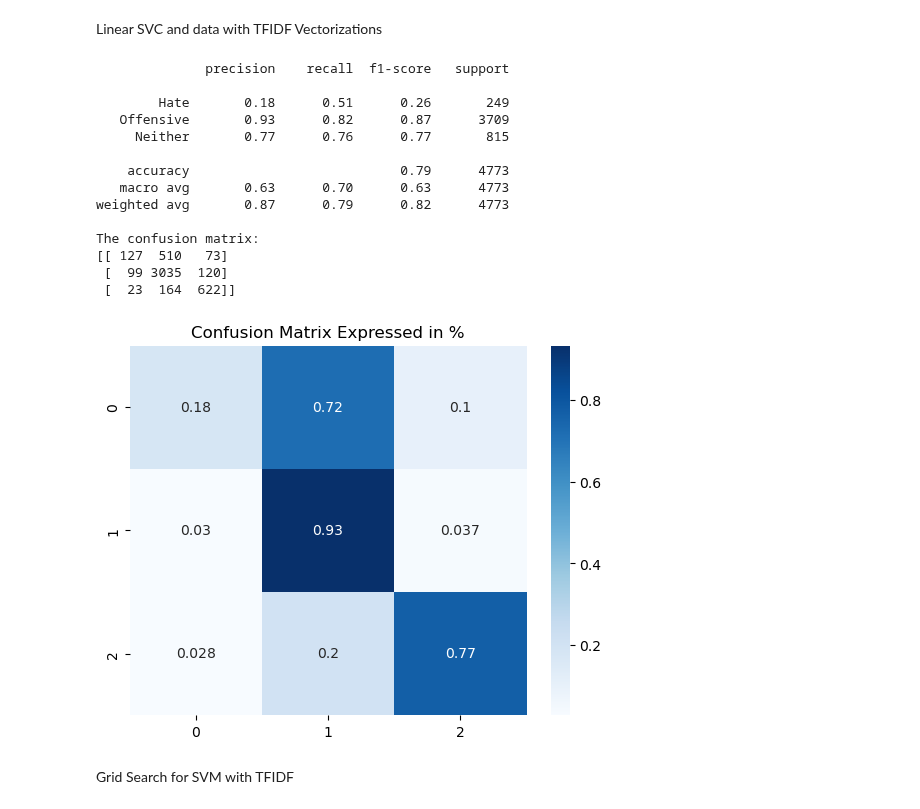
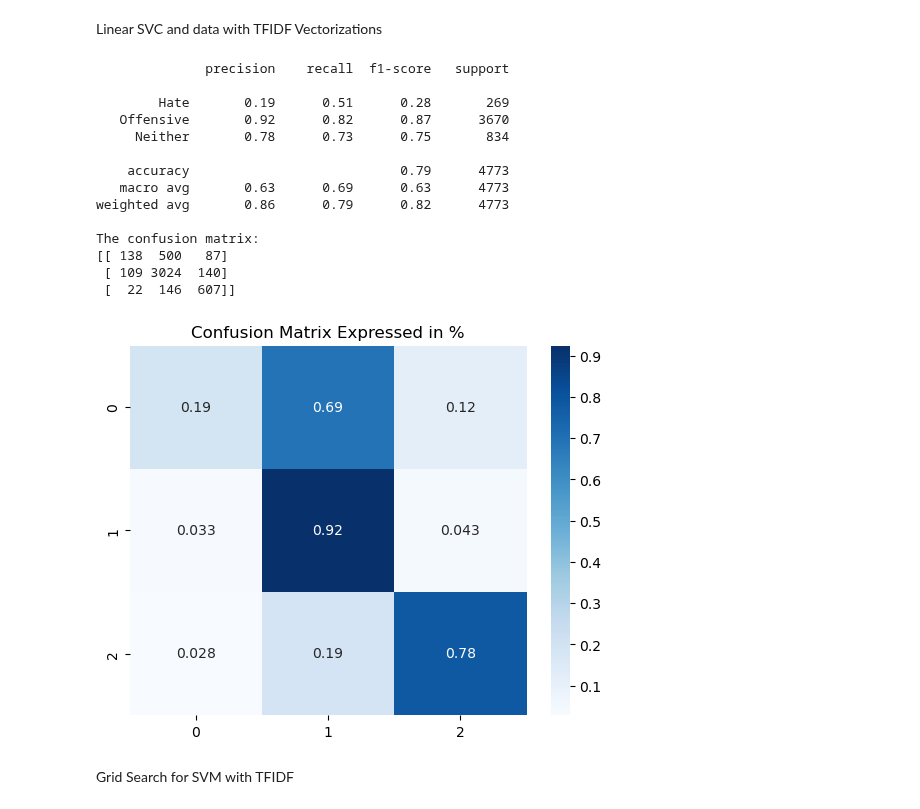
Before and after one commit to Disquietudee/Recognising-hate-speech-on-twitter-vs-offensive-language, a Jupyter notebook: baseline_model_NB.ipynb, the cells around one changed output. Saved outputs shown, nothing was run; the diff lists cells and outputs as text; code cells hidden in the pictures.

Commit message:
changed testing to CV sets for model development

```diff
--- a/baseline_model_NB.ipynb
+++ b/baseline_model_NB.ipynb
@@ -49,8 +49,11 @@ data
 Splitting data
 # %%
 
-#splitting the data into train, test data 0.8, 0.2
-X_train, X_test, y_train, y_test = train_test_split(data['tweet'], data['class'],  test_size=0.2, random_state=424)
+#splitting the data into train, validation, test
+X, X_test, y, y_test = train_test_split(data['tweet'], data['class'],  test_size=0.2, random_state=42)
+# %%
+#splitting the data into train and validation
+X_train, X_cv, y_train, y_cv = train_test_split(X,y,test_size = 0.25,train_size =0.75, random_state=42)
 # %%
 X_train.sample(5)
 # %% [output]
@@ -120,6 +127,10 @@ tfidf = TfidfVectorizer()
 X_train_tf = tfidf.fit_transform(X_train)
 X_train_tf = X_train_tf.toarray()
 
+#Vectorizing the X_cv
+X_cv_tf = tfidf.transform(X_cv)
+X_cv_tf = X_cv_tf.toarray()
+
 #TFIDF Vectorizing the X_test
 X_test_tf = tfidf.transform(X_test)
 X_test_tf = X_test_tf.toarray()
@@ -233,26 +242,26 @@ nb = MultinomialNB()
 
 # Train and predict
 nb.fit(X_train_over_tf, y_train_over_tf)
-y_preds = nb.predict(X_test_tf)
+y_preds = nb.predict(X_cv_tf)
 # %%
 # output statistics
-printModelStats(y_preds, y_test)
+printModelStats(y_preds, y_cv)
 # %% [output]
               precision    recall  f1-score   support
 
-        Hate       0.18      0.51      0.26       249
-   Offensive       0.93      0.82      0.87      3709
-     Neither       0.77      0.76      0.77       815
+        Hate       0.19      0.51      0.28       269
+   Offensive       0.92      0.82      0.87      3670
+     Neither       0.78      0.73      0.75       834
 
     accuracy                           0.79      4773
-   macro avg       0.63      0.70      0.63      4773
-weighted avg       0.87      0.79      0.82      4773
+   macro avg       0.63      0.69      0.63      4773
+weighted avg       0.86      0.79      0.82      4773
 
 The confusion matrix:
-[[ 127  510   73]
- [  99 3035  120]
- [  23  164  622]]
+[[ 138  500   87]
+ [ 109 3024  140]
+ [  22  146  607]]
-[figure, old version]
+[figure, new version]
 # %% [markdown]
 Grid Search for SVM with TFIDF
 # %%
```
Also changed, not shown: parts of 8 cells of this notebook, 2 other files.
